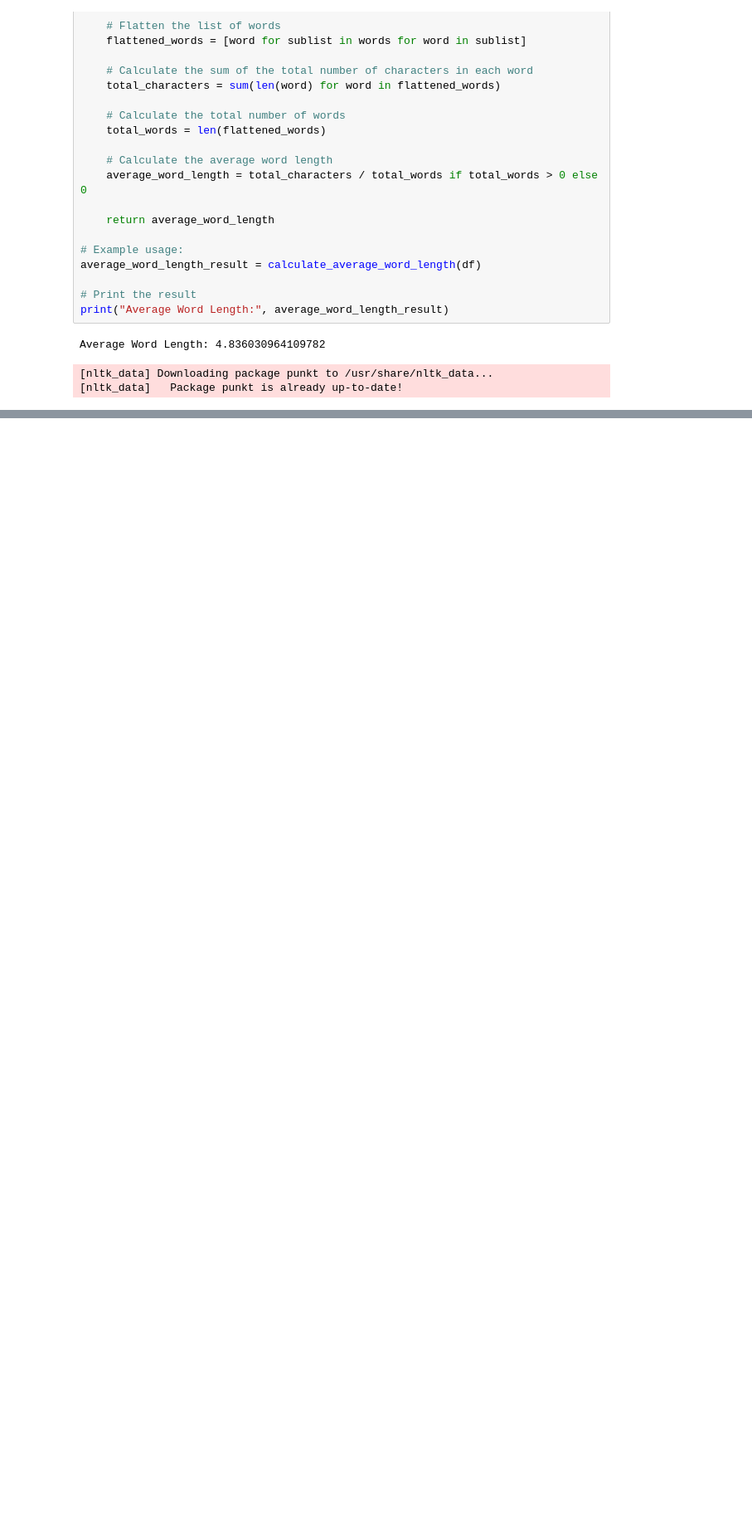
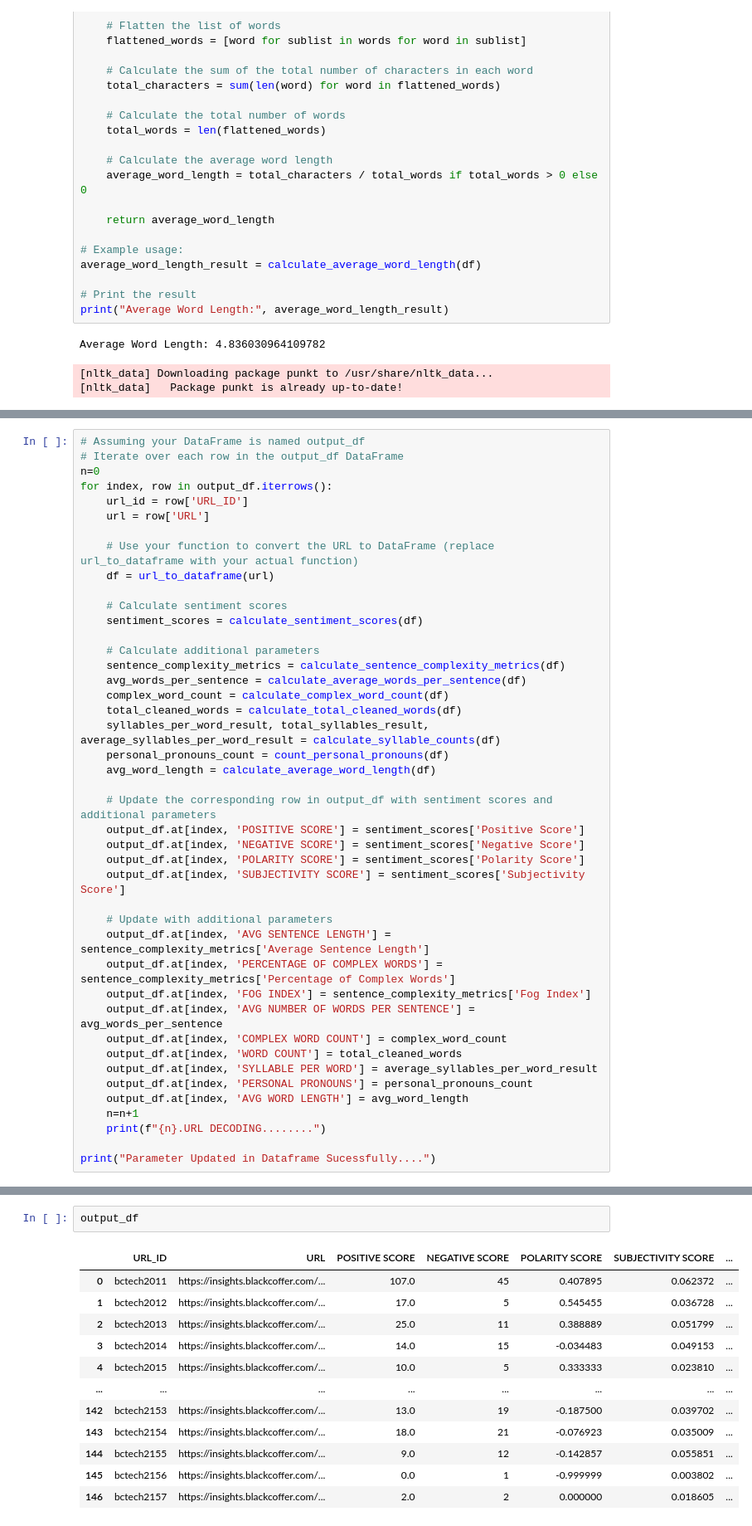
Before and after one commit to swapniljyt/NLP-Based-Article-Analyzer, a Jupyter notebook: experiment.ipynb, the cells around one changed output, grey strips where cells are left out. Shown at 83% size. Saved outputs shown, nothing was run; the diff lists cells and outputs as text; blank space fills up the shorter version.

```diff
--- a/experiment.ipynb
+++ b/experiment.ipynb
@@ -393,0 +427,43 @@ Average Word Length: 4.836030964109782
+# %%
+# Assuming your DataFrame is named output_df
+# Iterate over each row in the output_df DataFrame
+n=0
+for index, row in output_df.iterrows():
+    url_id = row['URL_ID']
+    url = row['URL']
+
+    # Use your function to convert the URL to DataFrame (replace url_to_dataframe with your actual function)
+    df = url_to_dataframe(url)
+
+    # Calculate sentiment scores
+    sentiment_scores = calculate_sentiment_scores(df)
+
+    # Calculate additional parameters
+    sentence_complexity_metrics = calculate_sentence_complexity_metrics(df)
+    avg_words_per_sentence = calculate_average_words_per_sentence(df)
+    complex_word_count = calculate_complex_word_count(df)
+    total_cleaned_words = calculate_total_cleaned_words(df)
+    syllables_per_word_result, total_syllables_result, average_syllables_per_word_result = calculate_syllable_counts(df)
+    personal_pronouns_count = count_personal_pronouns(df)
+    avg_word_length = calculate_average_word_length(df)
+
+    # Update the corresponding row in output_df with sentiment scores and additional parameters
+    output_df.at[index, 'POSITIVE SCORE'] = sentiment_scores['Positive Score']
+    output_df.at[index, 'NEGATIVE SCORE'] = sentiment_scores['Negative Score']
+    output_df.at[index, 'POLARITY SCORE'] = sentiment_scores['Polarity Score']
+    output_df.at[index, 'SUBJECTIVITY SCORE'] = sentiment_scores['Subjectivity Score']
+
+    # Update with additional parameters
+    output_df.at[index, 'AVG SENTENCE LENGTH'] = sentence_complexity_metrics['Average Sentence Length']
+    output_df.at[index, 'PERCENTAGE OF COMPLEX WORDS'] = sentence_complexity_metrics['Percentage of Complex Words']
+    output_df.at[index, 'FOG INDEX'] = sentence_complexity_metrics['Fog Index']
+    output_df.at[index, 'AVG NUMBER OF WORDS PER SENTENCE'] = avg_words_per_sentence
+    output_df.at[index, 'COMPLEX WORD COUNT'] = complex_word_count
+    output_df.at[index, 'WORD COUNT'] = total_cleaned_words
+    output_df.at[index, 'SYLLABLE PER WORD'] = average_syllables_per_word_result
+    output_df.at[index, 'PERSONAL PRONOUNS'] = personal_pronouns_count
+    output_df.at[index, 'AVG WORD LENGTH'] = avg_word_length
+    n=n+1
+    print(f"{n}.URL DECODING........")
+
+print("Parameter Updated in Dataframe Sucessfully....")
@@ -393,0 +488,15 @@ Average Word Length: 4.836030964109782
+# %%
+output_df
+# %% [output]
+|  | URL_ID | URL | POSITIVE SCORE | NEGATIVE SCORE | POLARITY SCORE | SUBJECTIVITY SCORE | ... |
+| 0 | bctech2011 | https://insights.blackcoffer.com/... | 107.0 | 45 | 0.407895 | 0.062372 | ... |
+| 1 | bctech2012 | https://insights.blackcoffer.com/... | 17.0 | 5 | 0.545455 | 0.036728 | ... |
+| 2 | bctech2013 | https://insights.blackcoffer.com/... | 25.0 | 11 | 0.388889 | 0.051799 | ... |
+| 3 | bctech2014 | https://insights.blackcoffer.com/... | 14.0 | 15 | -0.034483 | 0.049153 | ... |
+| 4 | bctech2015 | https://insights.blackcoffer.com/... | 10.0 | 5 | 0.333333 | 0.023810 | ... |
+| ... | ... | ... | ... | ... | ... | ... | ... |
+| 142 | bctech2153 | https://insights.blackcoffer.com/... | 13.0 | 19 | -0.187500 | 0.039702 | ... |
+| 143 | bctech2154 | https://insights.blackcoffer.com/... | 18.0 | 21 | -0.076923 | 0.035009 | ... |
+| 144 | bctech2155 | https://insights.blackcoffer.com/... | 9.0 | 12 | -0.142857 | 0.055851 | ... |
+| 145 | bctech2156 | https://insights.blackcoffer.com/... | 0.0 | 1 | -0.999999 | 0.003802 | ... |
+| 146 | bctech2157 | https://insights.blackcoffer.com/... | 2.0 | 2 | 0.000000 | 0.018605 | ... |
```
Also changed, not shown: parts of 3 cells of this notebook, 2 other files.
